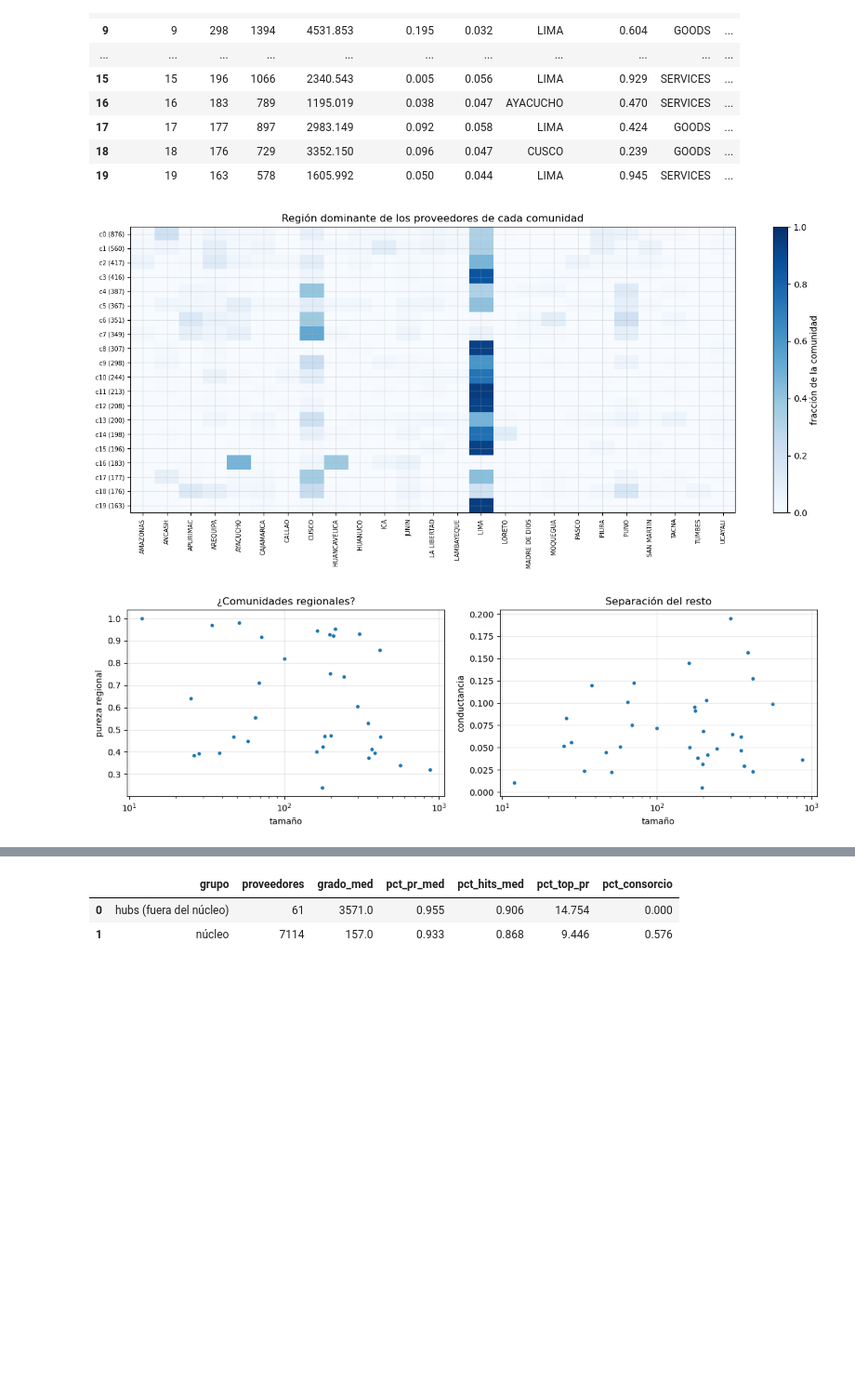
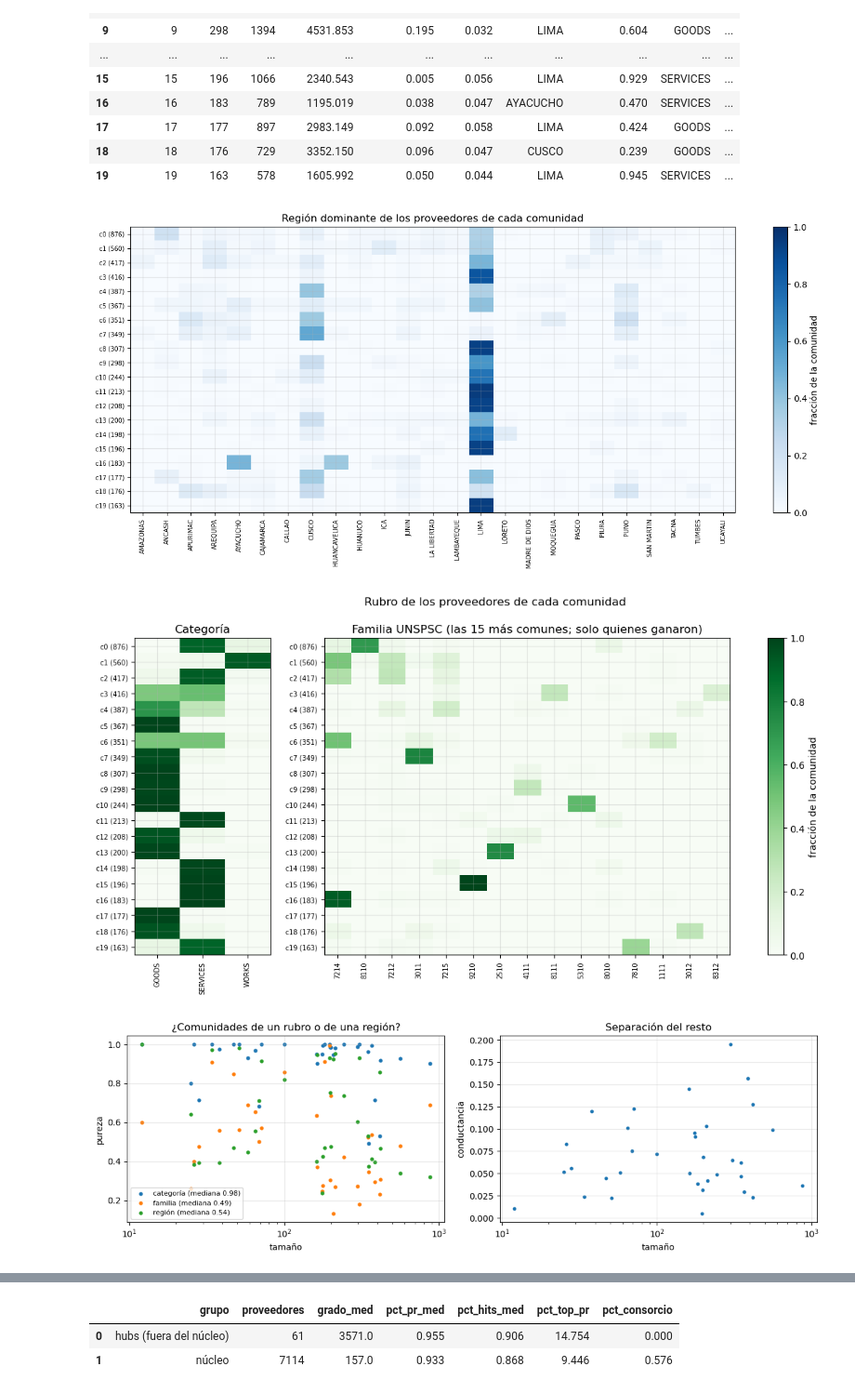
Before and after one commit to paolovasquezg/dm-proj2, a Jupyter notebook: 05_Comunidad/e_analisis.ipynb, the cells around one changed output, grey strips where cells are left out. Shown at 93% size. Drawn from its saved outputs; the diff is of its cells as text; code cells hidden in the pictures; blank space fills up the shorter version.

```diff
--- a/05_Comunidad/e_analisis.ipynb
+++ b/05_Comunidad/e_analisis.ipynb
@@ -173,24 +199,41 @@ grandes.head(TOP_K).round(3)
 # %%
 top = grandes.comunidad.head(TOP_K).to_numpy()
 sel = v[v.c.isin(top)]
 comp = pd.crosstab(sel.c, sel.region_dom, normalize="index").reindex(top)
 fig, ax = plt.subplots(figsize=(13, 6))
 im = ax.imshow(comp.to_numpy(), aspect="auto", cmap="Blues", vmin=0, vmax=1)
 ax.set_xticks(range(comp.shape[1])); ax.set_xticklabels(comp.columns, rotation=90, fontsize=7)
 ax.set_yticks(range(len(top))); ax.set_yticklabels([f"c{c} ({t})" for c, t in zip(top, grandes.tamano.head(TOP_K))], fontsize=7)
 plt.colorbar(im, ax=ax, label="fracción de la comunidad")
 ax.set(title="Región dominante de los proveedores de cada comunidad")
 mostrar_fig("comunidades_region")
 
+SIN_FAM = {"SIN", "sin dato", "nan", "None"}
+cat = pd.crosstab(sel.c, sel.categoria_dom, normalize="index").reindex(top)
+fam_ok = sel[~sel.familia_dom.astype(str).isin(SIN_FAM) & sel.familia_dom.notna()]
+top_fam = fam_ok.familia_dom.value_counts().head(15).index
+fam = pd.crosstab(fam_ok.c, fam_ok.familia_dom, normalize="index").reindex(top).fillna(0)[top_fam]
+fig, ax = plt.subplots(1, 2, figsize=(14, 6), gridspec_kw={"width_ratios": [1, 3]})
+for a_, m_, tit in ((ax[0], cat, "Categoría"), (ax[1], fam, "Familia UNSPSC (las 15 más comunes; solo quienes ganaron)")):
+    im = a_.imshow(m_.to_numpy(), aspect="auto", cmap="Greens", vmin=0, vmax=1)
+    a_.set_xticks(range(m_.shape[1])); a_.set_xticklabels(m_.columns, rotation=90, fontsize=7)
+    a_.set_yticks(range(len(top))); a_.set_yticklabels([f"c{c} ({t})" for c, t in zip(top, grandes.tamano.head(TOP_K))], fontsize=7)
+    a_.set_title(tit)
+plt.colorbar(im, ax=ax, label="fracción de la comunidad")
+fig.suptitle("Rubro de los proveedores de cada comunidad")
+plt.savefig(fig_dir / "comunidades_rubro.png", dpi=150, bbox_inches="tight"); plt.show()
+
 fig, ax = plt.subplots(1, 2, figsize=(12, 4))
-ax[0].scatter(grandes.tamano, grandes.pureza_region, s=10)
-ax[0].set(xscale="log", xlabel="tamaño", ylabel="pureza regional", title="¿Comunidades regionales?")
+for col, et in (("pureza_categoria", "categoría"), ("pureza_familia", "familia"), ("pureza_region", "región")):
+    ax[0].scatter(grandes.tamano, grandes[col], s=12, label=f"{et} (mediana {grandes[col].median():.2f})")
+ax[0].set(xscale="log", xlabel="tamaño", ylabel="pureza", title="¿Comunidades de un rubro o de una región?"); ax[0].legend(fontsize=8)
 ax[1].scatter(grandes.tamano, grandes.conductancia, s=10)
 ax[1].set(xscale="log", xlabel="tamaño", ylabel="conductancia", title="Separación del resto")
 mostrar_fig("perfil_comunidades")
 # %% [output]
 [figure]
-[figure, old version]
+[figure, new version]
+[figure, added]
 # %% [markdown]
 - **34** comunidades con ≥ 10 proveedores reúnen el **99.4%** del núcleo
 
```
Also changed, not shown: parts of 22 cells of this notebook, 2 other files.
